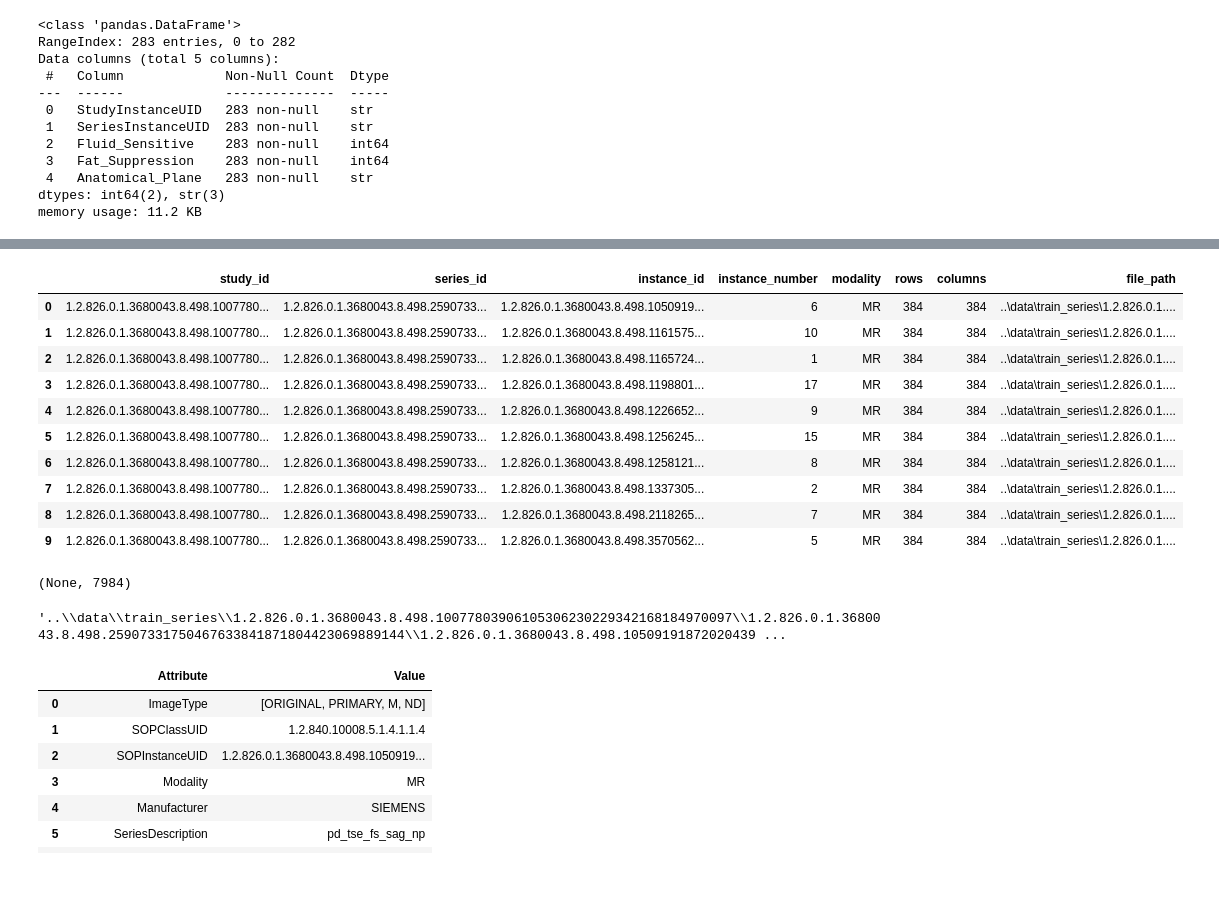
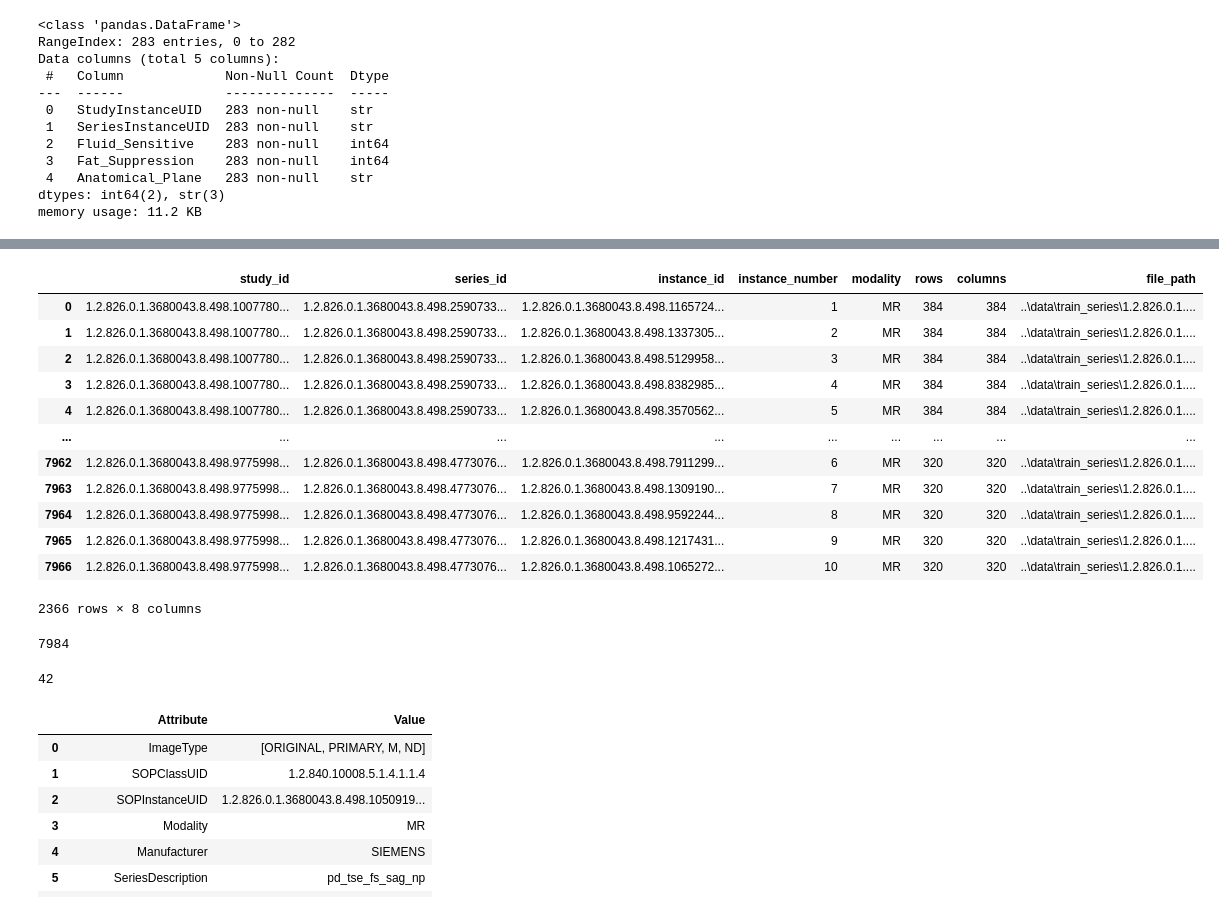
Before and after one commit to NimaNIKOOKAR/RSNA_Knee_Abnormality_Detection, a Jupyter notebook: notebook/rsna_analysis.ipynb, the cells around one changed output, grey strips where cells are left out. Saved outputs shown, nothing was run; the diff lists cells and outputs as text; code cells hidden in the pictures; blank space fills up the shorter version.

Commit message:
build dataframe for dicom file index for easier search

```diff
--- a/notebook/rsna_analysis.ipynb
+++ b/notebook/rsna_analysis.ipynb
@@ -188,20 +111,29 @@ df_dicom = index_dicom_repository(train_series_dicom)
 # %%
-display(df_dicom.head(10)) , len(df_dicom)
+df_dicom_index = pd.read_csv("../data/df_dicom_index.csv")
+display(
+    df_dicom_index
+    .sort_values(["study_id", "series_id"])
+    .groupby(["study_id", "series_id"], sort=True)
+    .head(10)
+)
+print(len(df_dicom_index))
 # %% [output]
 |  | study_id | series_id | instance_id | instance_number | modality | rows | columns | file_path |
-| 0 | 1.2.826.0.1.3680043.8.498.1007780... | 1.2.826.0.1.3680043.8.498.2590733... | 1.2.826.0.1.3680043.8.498.1050919... | 6 | MR | 384 | 384 | ..\data\train_series\1.2.826.0.1.... |
-| 1 | 1.2.826.0.1.3680043.8.498.1007780... | 1.2.826.0.1.3680043.8.498.2590733... | 1.2.826.0.1.3680043.8.498.1161575... | 10 | MR | 384 | 384 | ..\data\train_series\1.2.826.0.1.... |
-| 2 | 1.2.826.0.1.3680043.8.498.1007780... | 1.2.826.0.1.3680043.8.498.2590733... | 1.2.826.0.1.3680043.8.498.1165724... | 1 | MR | 384 | 384 | ..\data\train_series\1.2.826.0.1.... |
-| 3 | 1.2.826.0.1.3680043.8.498.1007780... | 1.2.826.0.1.3680043.8.498.2590733... | 1.2.826.0.1.3680043.8.498.1198801... | 17 | MR | 384 | 384 | ..\data\train_series\1.2.826.0.1.... |
-| 4 | 1.2.826.0.1.3680043.8.498.1007780... | 1.2.826.0.1.3680043.8.498.2590733... | 1.2.826.0.1.3680043.8.498.1226652... | 9 | MR | 384 | 384 | ..\data\train_series\1.2.826.0.1.... |
-| 5 | 1.2.826.0.1.3680043.8.498.1007780... | 1.2.826.0.1.3680043.8.498.2590733... | 1.2.826.0.1.3680043.8.498.1256245... | 15 | MR | 384 | 384 | ..\data\train_series\1.2.826.0.1.... |
-| 6 | 1.2.826.0.1.3680043.8.498.1007780... | 1.2.826.0.1.3680043.8.498.2590733... | 1.2.826.0.1.3680043.8.498.1258121... | 8 | MR | 384 | 384 | ..\data\train_series\1.2.826.0.1.... |
-| 7 | 1.2.826.0.1.3680043.8.498.1007780... | 1.2.826.0.1.3680043.8.498.2590733... | 1.2.826.0.1.3680043.8.498.1337305... | 2 | MR | 384 | 384 | ..\data\train_series\1.2.826.0.1.... |
-| 8 | 1.2.826.0.1.3680043.8.498.1007780... | 1.2.826.0.1.3680043.8.498.2590733... | 1.2.826.0.1.3680043.8.498.2118265... | 7 | MR | 384 | 384 | ..\data\train_series\1.2.826.0.1.... |
-| 9 | 1.2.826.0.1.3680043.8.498.1007780... | 1.2.826.0.1.3680043.8.498.2590733... | 1.2.826.0.1.3680043.8.498.3570562... | 5 | MR | 384 | 384 | ..\data\train_series\1.2.826.0.1.... |
+| 0 | 1.2.826.0.1.3680043.8.498.1007780... | 1.2.826.0.1.3680043.8.498.2590733... | 1.2.826.0.1.3680043.8.498.1165724... | 1 | MR | 384 | 384 | ..\data\train_series\1.2.826.0.1.... |
+| 1 | 1.2.826.0.1.3680043.8.498.1007780... | 1.2.826.0.1.3680043.8.498.2590733... | 1.2.826.0.1.3680043.8.498.1337305... | 2 | MR | 384 | 384 | ..\data\train_series\1.2.826.0.1.... |
+| 2 | 1.2.826.0.1.3680043.8.498.1007780... | 1.2.826.0.1.3680043.8.498.2590733... | 1.2.826.0.1.3680043.8.498.5129958... | 3 | MR | 384 | 384 | ..\data\train_series\1.2.826.0.1.... |
+| 3 | 1.2.826.0.1.3680043.8.498.1007780... | 1.2.826.0.1.3680043.8.498.2590733... | 1.2.826.0.1.3680043.8.498.8382985... | 4 | MR | 384 | 384 | ..\data\train_series\1.2.826.0.1.... |
+| 4 | 1.2.826.0.1.3680043.8.498.1007780... | 1.2.826.0.1.3680043.8.498.2590733... | 1.2.826.0.1.3680043.8.498.3570562... | 5 | MR | 384 | 384 | ..\data\train_series\1.2.826.0.1.... |
+| ... | ... | ... | ... | ... | ... | ... | ... | ... |
+| 7962 | 1.2.826.0.1.3680043.8.498.9775998... | 1.2.826.0.1.3680043.8.498.4773076... | 1.2.826.0.1.3680043.8.498.7911299... | 6 | MR | 320 | 320 | ..\data\train_series\1.2.826.0.1.... |
+| 7963 | 1.2.826.0.1.3680043.8.498.9775998... | 1.2.826.0.1.3680043.8.498.4773076... | 1.2.826.0.1.3680043.8.498.1309190... | 7 | MR | 320 | 320 | ..\data\train_series\1.2.826.0.1.... |
+| 7964 | 1.2.826.0.1.3680043.8.498.9775998... | 1.2.826.0.1.3680043.8.498.4773076... | 1.2.826.0.1.3680043.8.498.9592244... | 8 | MR | 320 | 320 | ..\data\train_series\1.2.826.0.1.... |
+| 7965 | 1.2.826.0.1.3680043.8.498.9775998... | 1.2.826.0.1.3680043.8.498.4773076... | 1.2.826.0.1.3680043.8.498.1217431... | 9 | MR | 320 | 320 | ..\data\train_series\1.2.826.0.1.... |
+| 7966 | 1.2.826.0.1.3680043.8.498.9775998... | 1.2.826.0.1.3680043.8.498.4773076... | 1.2.826.0.1.3680043.8.498.1065272... | 10 | MR | 320 | 320 | ..\data\train_series\1.2.826.0.1.... |
-(None, 7984)
+2366 rows × 8 columns
+7984
-# %%
-df_dicom.iloc[0].file_path
-# %% [output]
-'..\\data\\train_series\\1.2.826.0.1.3680043.8.498.10077803906105306230229342168184970097\\1.2.826.0.1.3680043.8.498.25907331750467633841871804423069889144\\1.2.826.0.1.3680043.8.498.10509191872020439 ...
+# %%
+df_dicom_index["study_id"].nunique()
+# %% [output]
+42
 # %%
```
Also changed, not shown: parts of 8 cells of this notebook, 2 other files.
